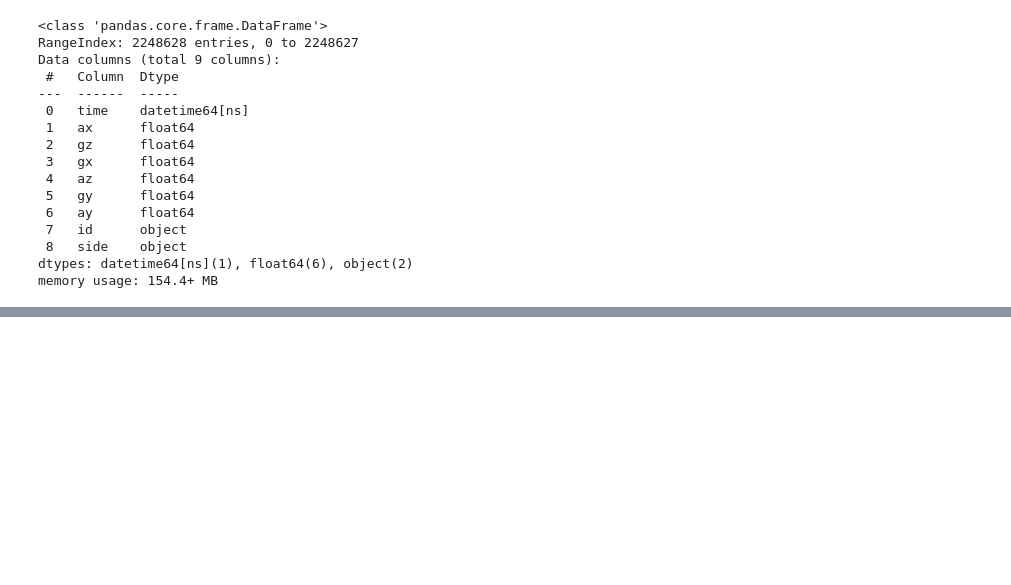
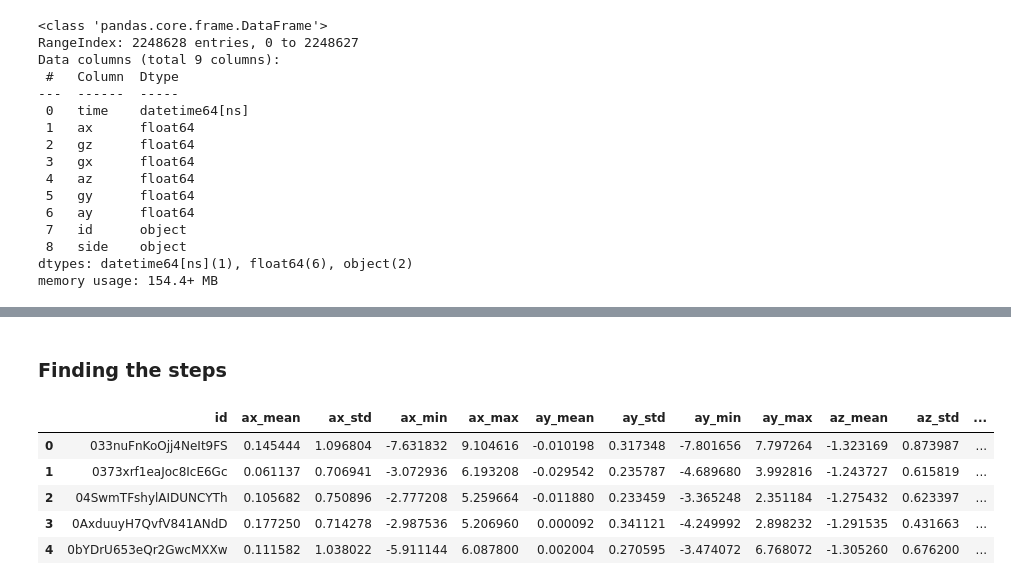
Before and after one commit to arifhaidari/step_detection_data_science, a Jupyter notebook: notebooks/1-data_preprocessing.ipynb, the cells around one changed output, grey strips where cells are left out. Cells and saved outputs as stored; diff of their text form; code cells hidden in the pictures; blank space fills up the shorter version.

```diff
--- a/notebooks/1-data_preprocessing.ipynb
+++ b/notebooks/1-data_preprocessing.ipynb
@@ -451,0 +171,34 @@ filtered_df.to_csv(path_to_save)
+# %% [markdown]
+### Finding the steps
+# %%
+from scipy.signal import find_peaks
+
+fs = 1 / df['time_diff'].median()  # Sampling rate in Hz (samples / seconds)
+min_distance = int(0.5 * fs)  # Minimum distance between peaks (0.5 seconds)
+# every step takes around 0.5 seconds
+
+def count_peaks(series):
+    peaks, _ = find_peaks(series, height=mean_height, distance=min_distance)
+    return len(peaks)
+
+# Count steps based on side (L or R)
+step_counts = df.groupby(["id", "side"])["acc_magnitude"].apply(count_peaks).unstack(fill_value=0)
+
+# Check if 'side' values contain 'L' (left) and 'R' (right), then assign them explicitly
+step_counts['left_steps'] = step_counts.get('L', 0)
+step_counts['right_steps'] = step_counts.get('R', 0)
+
+# Remove the temporary 'L' and 'R' columns to avoid keeping them in the final output
+step_counts = step_counts.drop(columns=['L', 'R'], errors='ignore')
+
+session_features = session_features.rename(columns={"id_": "id"})
+final_df = session_features.merge(step_counts, on="id")
+
+final_df.head()
+# %% [output]
+|  | id | ax_mean | ax_std | ax_min | ax_max | ay_mean | ay_std | ay_min | ay_max | az_mean | az_std | ... |
+| 0 | 033nuFnKoOjj4NeIt9FS | 0.145444 | 1.096804 | -7.631832 | 9.104616 | -0.010198 | 0.317348 | -7.801656 | 7.797264 | -1.323169 | 0.873987 | ... |
+| 1 | 0373xrf1eaJoc8IcE6Gc | 0.061137 | 0.706941 | -3.072936 | 6.193208 | -0.029542 | 0.235787 | -4.689680 | 3.992816 | -1.243727 | 0.615819 | ... |
+| 2 | 04SwmTFshylAIDUNCYTh | 0.105682 | 0.750896 | -2.777208 | 5.259664 | -0.011880 | 0.233459 | -3.365248 | 2.351184 | -1.275432 | 0.623397 | ... |
+| 3 | 0AxduuyH7QvfV841ANdD | 0.177250 | 0.714278 | -2.987536 | 5.206960 | 0.000092 | 0.341121 | -4.249992 | 2.898232 | -1.291535 | 0.431663 | ... |
+| 4 | 0bYDrU653eQr2GwcMXXw | 0.111582 | 1.038022 | -5.911144 | 6.087800 | 0.002004 | 0.270595 | -3.474072 | 6.768072 | -1.305260 | 0.676200 | ... |
```
Also changed, not shown: parts of 64 cells of this notebook, 18 other files.
